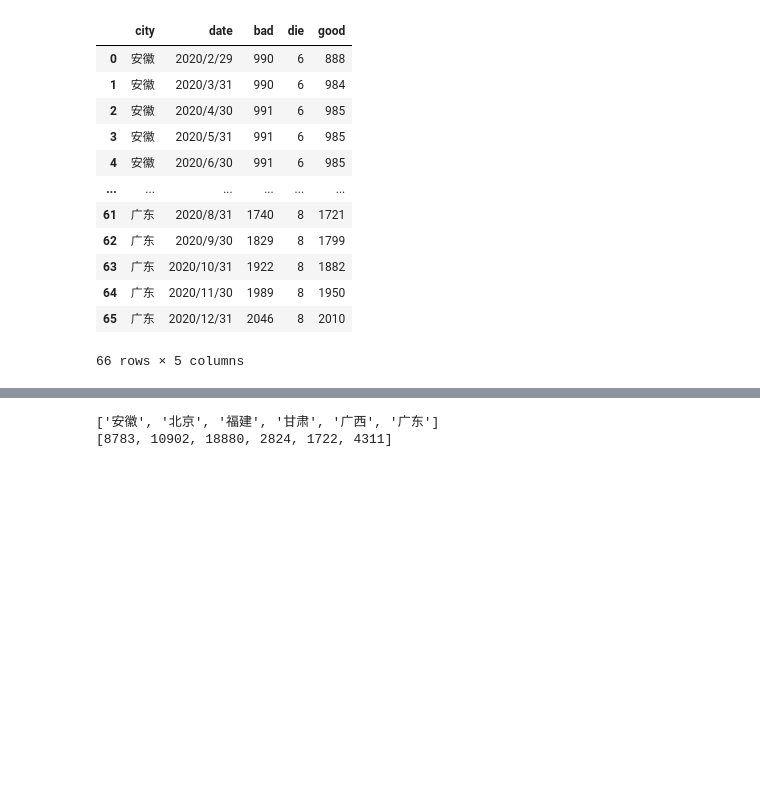
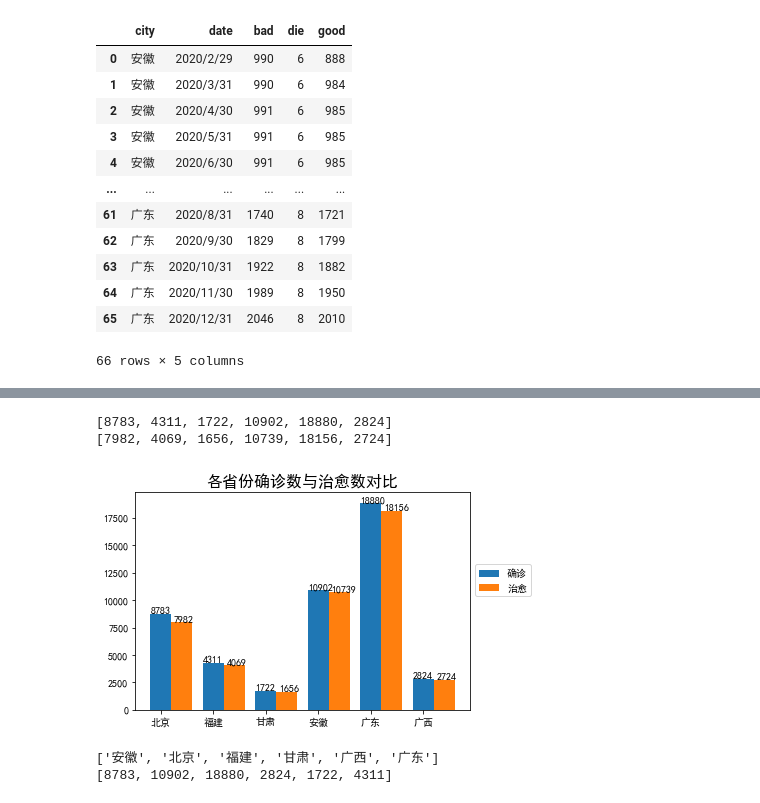
Before and after one commit to yangyezhuang/Python, a Jupyter notebook: Python数据分析/疫情分析/main.ipynb, the cells around one changed output, grey strips where cells are left out. Cells and saved outputs as stored; diff of their text form; code cells hidden in the pictures; blank space fills up the shorter version.

```diff
--- a/Python数据分析/疫情分析/main.ipynb
+++ b/Python数据分析/疫情分析/main.ipynb
@@ -32,5 +33,35 @@ df['city'].value_counts()
 广西    11
 Name: city, dtype: int64
+# %%
+# 各省份确诊数与治愈数对比
+bad_total = []
+good_total = []
+citys = ['北京','福建','甘肃','安徽','广东','广西']
+
+for city in citys:
+    data = df[df['city']==f'{city}']
+    bad = data['bad'].sum()
+    good = data['good'].sum()
+    bad_total.append(bad)
+    good_total.append(good)
+print(bad_total)
+print(good_total)
+
+
+plt.title('各省份确诊数与治愈数对比',fontsize=16)
+plt.bar(np.arange(6),bad_total,width=0.4,label='确诊')
+for x,y in enumerate(bad_total):
+    plt.text(x-0.2,y,y)
+plt.bar(np.arange(6)+0.4,good_total,width=0.4,label='治愈')
+for x,y in enumerate(good_total):
+    plt.text(x+0.25,y,y)
+plt.xticks(np.arange(6),citys)
+plt.legend(loc='lower left',bbox_to_anchor=[1,0.5,0.5,1])
+plt.show()
+# %% [output]
+[8783, 4311, 1722, 10902, 18880, 2824]
+[7982, 4069, 1656, 10739, 18156, 2724]
+[figure, added]
 # %%
 # 各城市确诊数占比情况
 city = df['city'].drop_duplicates().tolist()
```
Also changed, not shown: parts of 2 cells of this notebook.
